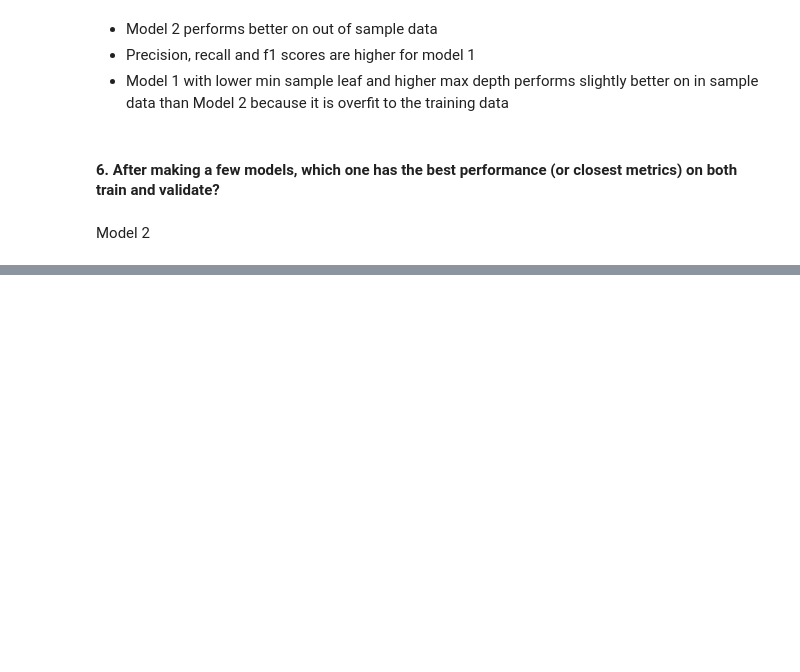
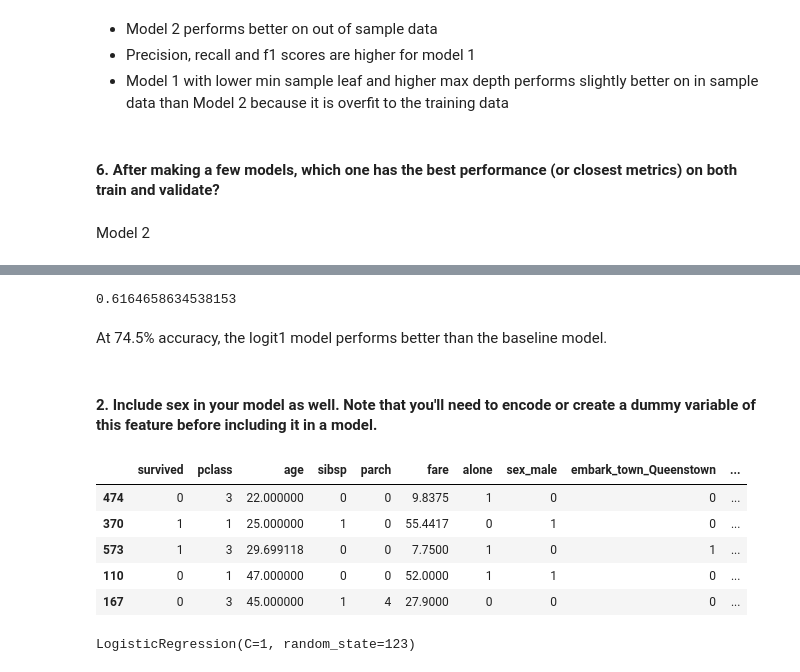
Before and after one commit to mariamnaqvi/classification-exercises, a Jupyter notebook: model.ipynb, the cells around one changed output, grey strips where cells are left out. Saved outputs shown, nothing was run; the diff lists cells and outputs as text; code cells hidden in the pictures; blank space fills up the shorter version.

```diff
--- a/model.ipynb
+++ b/model.ipynb
@@ -455,0 +799,17 @@ Model 2
+# %%
+baseline_accuracy
+# %% [output]
+0.6164658634538153
+# %% [markdown]
+At 74.5% accuracy, the logit1 model performs better than the baseline model.
+# %% [markdown]
+#### 2. Include sex in your model as well. Note that you'll need to encode or create a dummy variable of this feature before including it in a model.
+# %%
+train.head()
+# %% [output]
+|  | survived | pclass | age | sibsp | parch | fare | alone | sex_male | embark_town_Queenstown | ... |
+| 474 | 0 | 3 | 22.000000 | 0 | 0 | 9.8375 | 1 | 0 | 0 | ... |
+| 370 | 1 | 1 | 25.000000 | 1 | 0 | 55.4417 | 0 | 1 | 0 | ... |
+| 573 | 1 | 3 | 29.699118 | 0 | 0 | 7.7500 | 1 | 0 | 1 | ... |
+| 110 | 0 | 1 | 47.000000 | 0 | 0 | 52.0000 | 1 | 1 | 0 | ... |
+| 167 | 0 | 3 | 45.000000 | 1 | 4 | 27.9000 | 0 | 0 | 0 | ... |
@@ -455,0 +822,6 @@ Model 2
+# %%
+# fit the model
+logit2.fit(X_train[feats2], y_train)
+# logit2.fit(X_train[['age','fare','pclass', 'sex_male']], y_train)
+# %% [output]
+LogisticRegression(C=1, random_state=123)
```
Also changed, not shown: parts of 70 cells of this notebook.
